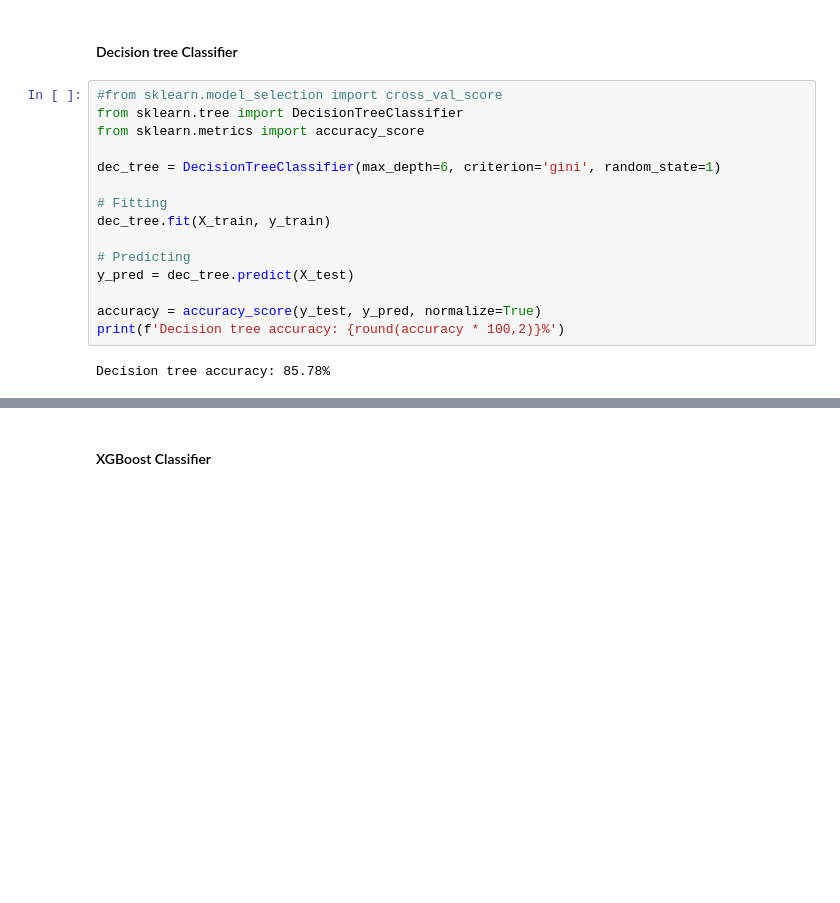
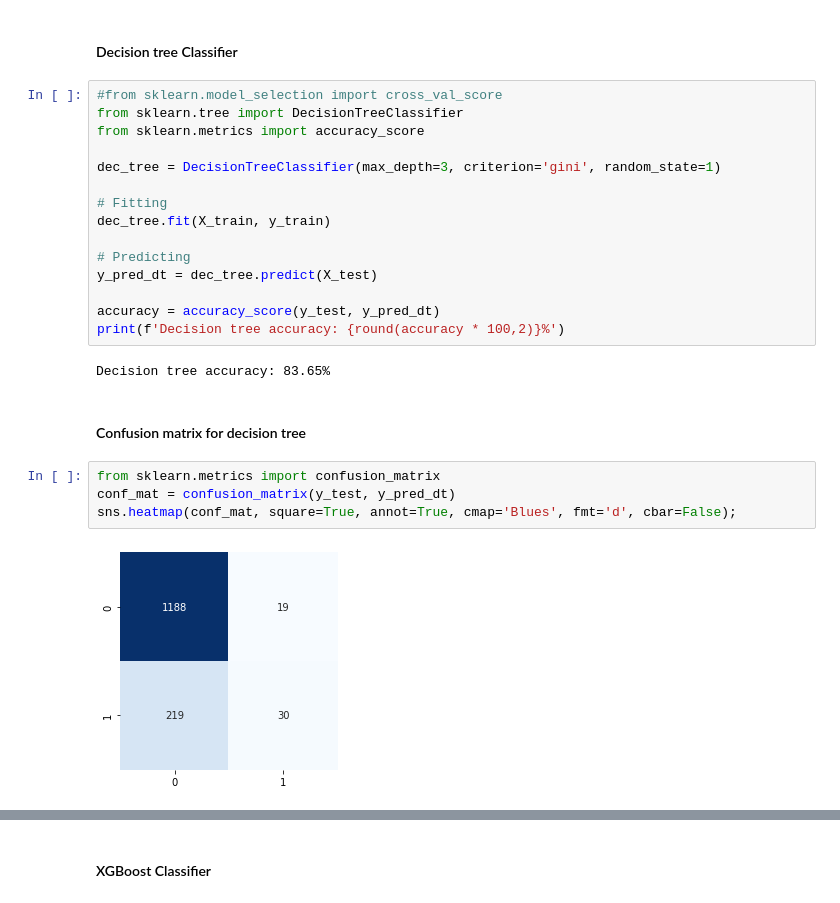
Before and after one commit to LOpuchlik/whos_gonna_leave, a Jupyter notebook: whos_gonna_leave_dt_xgb.ipynb, the cells around one changed output, grey strips where cells are left out. Cells and saved outputs as stored; diff of their text form; blank space fills up the shorter version.

```diff
--- a/whos_gonna_leave_dt_xgb.ipynb
+++ b/whos_gonna_leave_dt_xgb.ipynb
@@ -301,15 +355,23 @@ X_train.shape, X_test.shape, y_train.shape, y_test.shape
 from sklearn.tree import DecisionTreeClassifier
 from sklearn.metrics import accuracy_score
 
-dec_tree = DecisionTreeClassifier(max_depth=6, criterion='gini', random_state=1)
+dec_tree = DecisionTreeClassifier(max_depth=3, criterion='gini', random_state=1)
 
 # Fitting
 dec_tree.fit(X_train, y_train)
 
 # Predicting
-y_pred = dec_tree.predict(X_test)
+y_pred_dt = dec_tree.predict(X_test)
 
-accuracy = accuracy_score(y_test, y_pred, normalize=True)
+accuracy = accuracy_score(y_test, y_pred_dt)
 print(f'Decision tree accuracy: {round(accuracy * 100,2)}%')
 # %% [output]
-Decision tree accuracy: 85.78%
+Decision tree accuracy: 83.65%
+# %% [markdown]
+#### Confusion matrix for decision tree
+# %%
+from sklearn.metrics import confusion_matrix
+conf_mat = confusion_matrix(y_test, y_pred_dt)
+sns.heatmap(conf_mat, square=True, annot=True, cmap='Blues', fmt='d', cbar=False);
+# %% [output]
+[figure, added]
```
Also changed, not shown: parts of 31 cells of this notebook.
